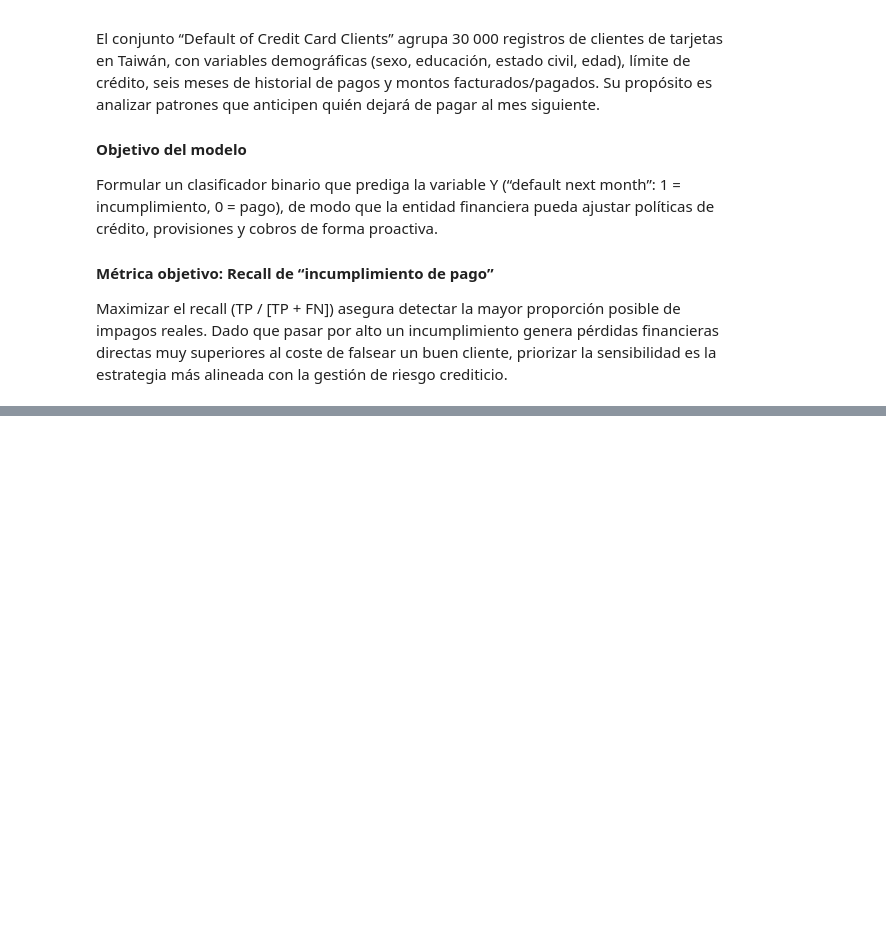
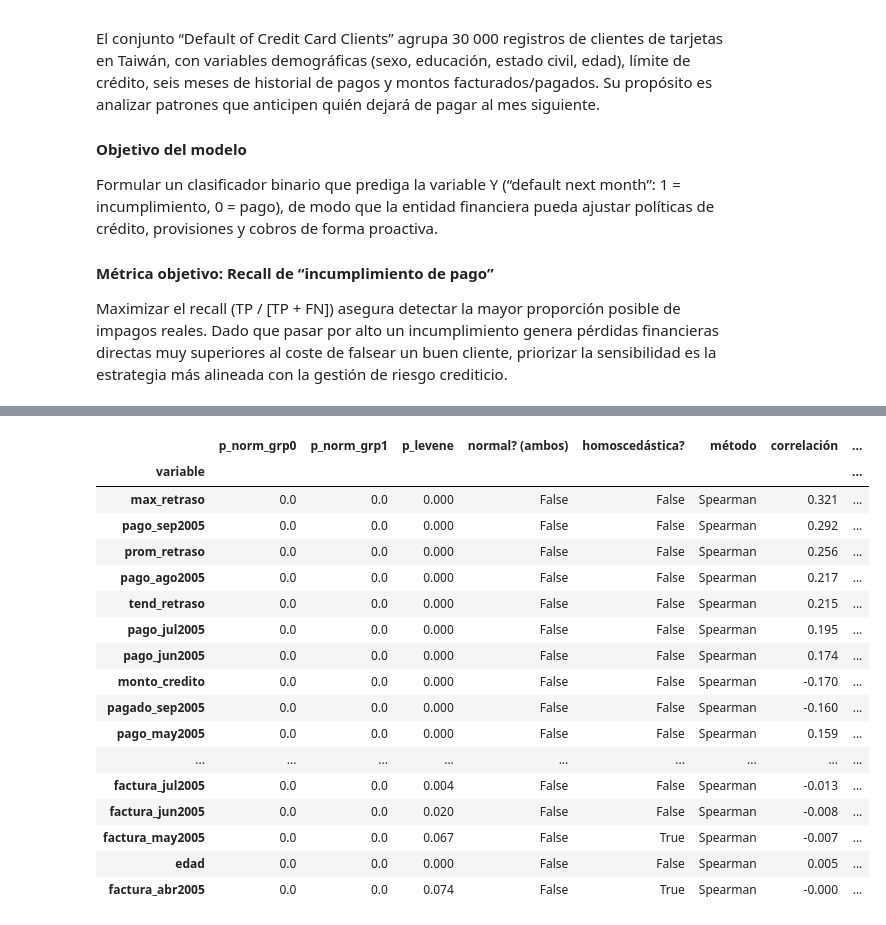
Before and after one commit to sgurdian/ml_default_credit_card_clients, a Jupyter notebook: notebooks/ml_project_DCCC.ipynb, the cells around one changed output, grey strips where cells are left out. Saved outputs shown, nothing was run; the diff lists cells and outputs as text; code cells hidden in the pictures; blank space fills up the shorter version.

```diff
--- a/notebooks/ml_project_DCCC.ipynb
+++ b/notebooks/ml_project_DCCC.ipynb
@@ -593,0 +625,79 @@ Error:
+# %%
+# Configuración
+
+df = df_dccc.copy()
+target = 'incumplimiento'
+id_col = 'cliente_id'
+
+
+# Seleccionando variables numéricas (quitamos ID y target)
+num_cols = df.select_dtypes(include='number').columns.drop([id_col, target])
+
+resultados = []
+
+for col in num_cols:
+    g0 = df[df[target] == 0][col]
+    g1 = df[df[target] == 1][col]
+
+
+    # Validando Normalidad con prueba de (D’Agostino)
+    s0 = g0.sample(5000, random_state=0) if len(g0) > 5000 else g0
+    s1 = g1.sample(5000, random_state=0) if len(g1) > 5000 else g1
+    _, p_norm0 = normaltest(s0)
+    _, p_norm1 = normaltest(s1)
+
+    # Homogeneidad de varianzas (Levene)
+    _, p_levene = levene(g0, g1)
+
+    normal   = (p_norm0 > 0.05) and (p_norm1 > 0.05)
+    homosced =  p_levene > 0.05
+
+    # Selección del método de correlación
+    if normal and homosced:
+        metodo = 'point-biserial (Pearson)'
+        corr, p_corr = pointbiserialr(df[target], df[col])
+    else:
+        metodo = 'Spearman'
+        corr, p_corr = spearmanr(df[target], df[col])
+
+    resultados.append({
+        'variable'       : col,
+        'p_norm_grp0'    : round(p_norm0, 3),
+        'p_norm_grp1'    : round(p_norm1, 3),
+        'p_levene'       : round(p_levene, 3),
+        'normal? (ambos)': normal,
+        'homoscedástica?': homosced,
+        'método'         : metodo,
+        'correlación'    : round(corr, 3),
+        'p_valor_corr'   : round(p_corr, 4)
+    })
+
+# Tabla de resultados ordenada por |correlación|
+tabla = (pd.DataFrame(resultados)
+           .set_index('variable')
+           .reindex(columns=[
+               'p_norm_grp0','p_norm_grp1','p_levene',
+               'normal? (ambos)','homoscedástica?','método',
+               'correlación','p_valor_corr'])
+           .sort_values('correlación', key=lambda x: x.abs(), ascending=False))
+
+tabla
+# %% [output]
+|  | p_norm_grp0 | p_norm_grp1 | p_levene | normal? (ambos) | homoscedástica? | método | correlación | ... |
+| variable |  |  |  |  |  |  |  | ... |
+| max_retraso | 0.0 | 0.0 | 0.000 | False | False | Spearman | 0.321 | ... |
+| pago_sep2005 | 0.0 | 0.0 | 0.000 | False | False | Spearman | 0.292 | ... |
+| prom_retraso | 0.0 | 0.0 | 0.000 | False | False | Spearman | 0.256 | ... |
+| pago_ago2005 | 0.0 | 0.0 | 0.000 | False | False | Spearman | 0.217 | ... |
+| tend_retraso | 0.0 | 0.0 | 0.000 | False | False | Spearman | 0.215 | ... |
+| pago_jul2005 | 0.0 | 0.0 | 0.000 | False | False | Spearman | 0.195 | ... |
+| pago_jun2005 | 0.0 | 0.0 | 0.000 | False | False | Spearman | 0.174 | ... |
+| monto_credito | 0.0 | 0.0 | 0.000 | False | False | Spearman | -0.170 | ... |
+| pagado_sep2005 | 0.0 | 0.0 | 0.000 | False | False | Spearman | -0.160 | ... |
+| pago_may2005 | 0.0 | 0.0 | 0.000 | False | False | Spearman | 0.159 | ... |
+| ... | ... | ... | ... | ... | ... | ... | ... | ... |
+| factura_jul2005 | 0.0 | 0.0 | 0.004 | False | False | Spearman | -0.013 | ... |
+| factura_jun2005 | 0.0 | 0.0 | 0.020 | False | False | Spearman | -0.008 | ... |
+| factura_may2005 | 0.0 | 0.0 | 0.067 | False | True | Spearman | -0.007 | ... |
+| edad | 0.0 | 0.0 | 0.000 | False | False | Spearman | 0.005 | ... |
+| factura_abr2005 | 0.0 | 0.0 | 0.074 | False | True | Spearman | -0.000 | ... |
```
Also changed, not shown: parts of 20 cells of this notebook.
